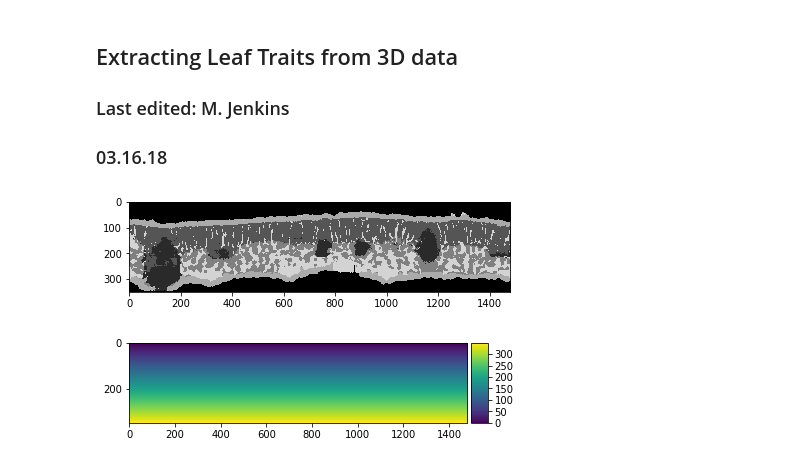
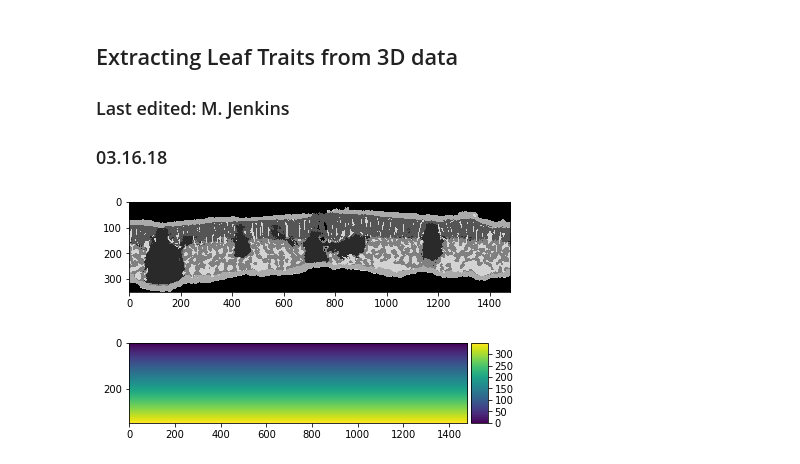
Before and after one commit to masonearles/3DLeafCT, a Jupyter notebook: ML_microCT/jupyter/LeafTraits.ipynb, the cells around one changed output. Drawn from its saved outputs; the diff is of its cells as text; code cells hidden in the pictures.

```diff
--- a/ML_microCT/jupyter/LeafTraits.ipynb
+++ b/ML_microCT/jupyter/LeafTraits.ipynb
@@ -18,12 +18,12 @@ from scipy.ndimage.filters import maximum_filter, median_filter, minimum_filter,
 # %%
 # Import full stack prediction from ML algorithm
 filepath = '../../../ML_microCT/results/'
 results_folder = 'test3_10'
 img = io.imread(filepath+results_folder+'/post_processed_fullstack.tif')
-io.imshow(img[0,:,:])
+io.imshow(img[65,:,:])
 io.show()
 # %% [output]
-[figure, old version]
+[figure, new version]
 # %%
 # define pixel values
 epidermis = 170
```
Also changed, not shown: parts of 9 cells of this notebook, 5 other files.
